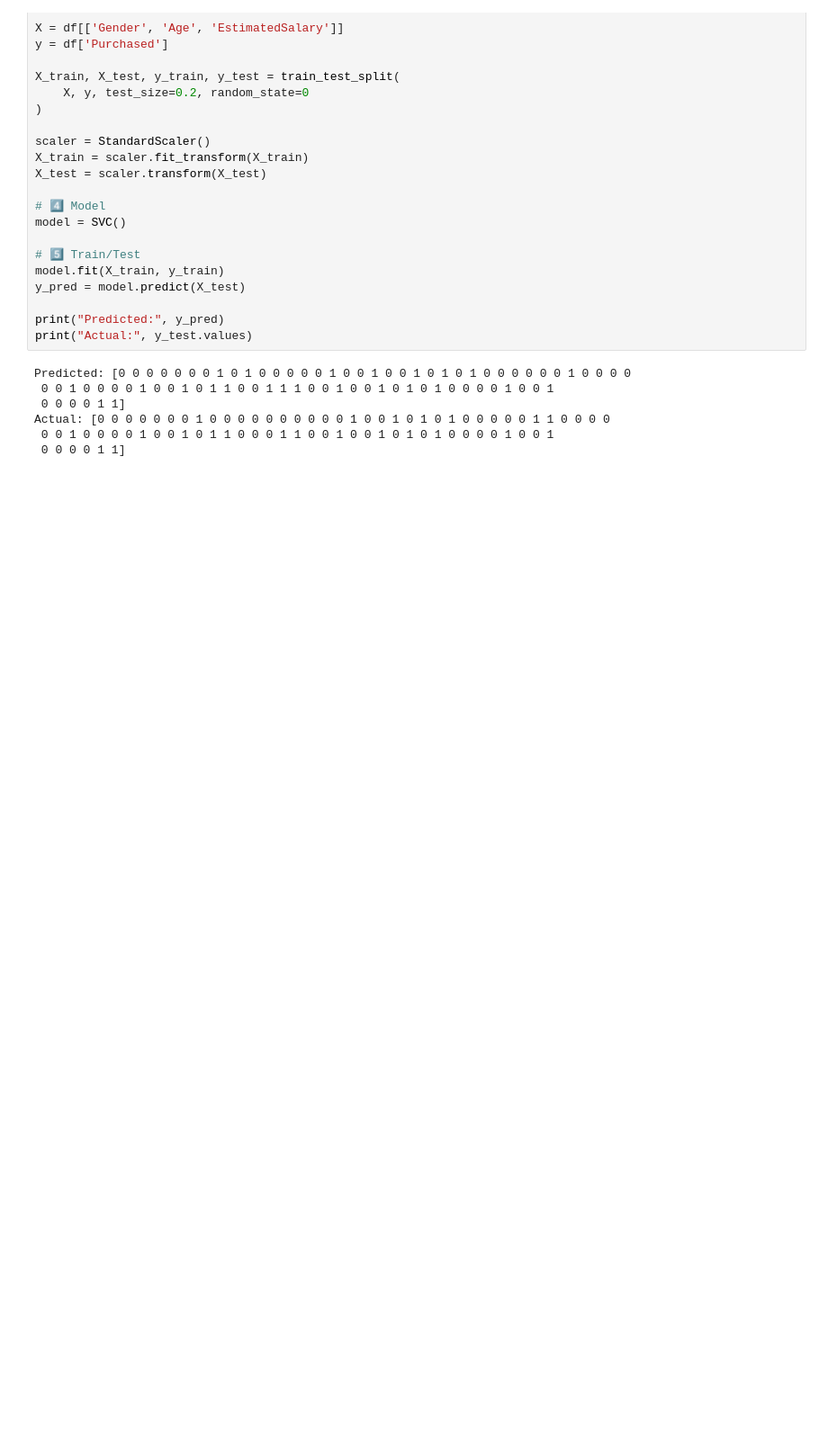
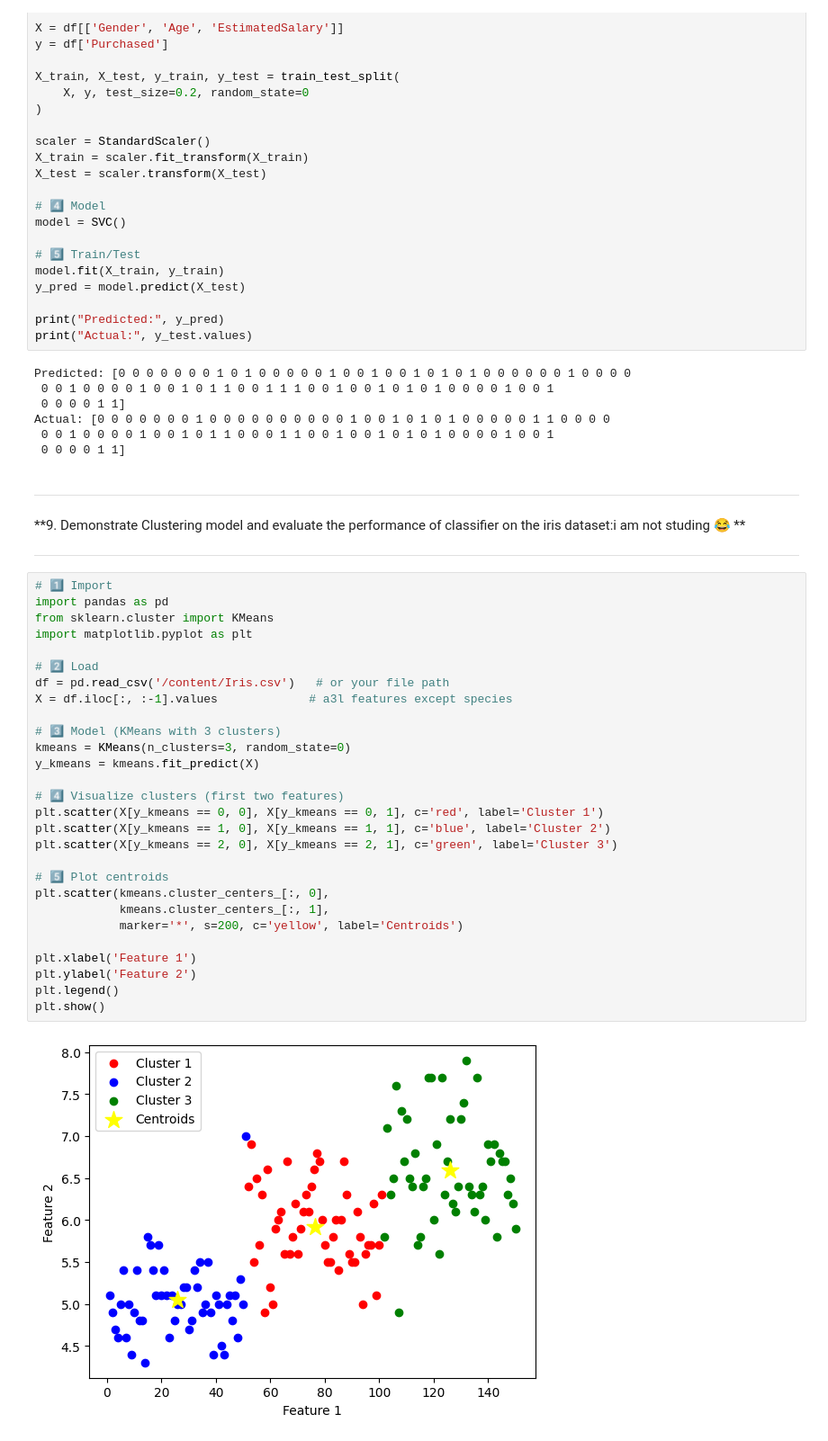
Before and after one commit to Hemanth-kumar23/DSA_IN_JAVA, a Jupyter notebook: all_programs_shortcode.ipynb, the cells around one changed output. Shown at 90% size. Drawn from its saved outputs; the diff is of its cells as text; blank space fills up the shorter version.

```diff
--- a/all_programs_shortcode.ipynb
+++ b/all_programs_shortcode.ipynb
@@ -277,3 +303,44 @@ Predicted: [0 0 0 0 0 0 0 1 0 1 0 0 0 0 0 1 0 0 1 0 0 1 0 1 0 1 0 0 0 0 0 0 1 0
 Actual: [0 0 0 0 0 0 0 1 0 0 0 0 0 0 0 0 0 0 1 0 0 1 0 1 0 1 0 0 0 0 0 1 1 0 0 0 0
  0 0 1 0 0 0 0 1 0 0 1 0 1 1 0 0 0 1 1 0 0 1 0 0 1 0 1 0 1 0 0 0 0 1 0 0 1
  0 0 0 0 1 1]
+# %% [markdown]
+
+
+---
+
+**9. Demonstrate Clustering model and evaluate the performance of classifier on the iris dataset:i am not studing 😂
+**
+
+
+
+---
+# %%
+# 1️⃣ Import
+import pandas as pd
+from sklearn.cluster import KMeans
+import matplotlib.pyplot as plt
+
+# 2️⃣ Load
+df = pd.read_csv('/content/Iris.csv')   # or your file path
+X = df.iloc[:, :-1].values             # a3l features except species
+
+# 3️⃣ Model (KMeans with 3 clusters)
+kmeans = KMeans(n_clusters=3, random_state=0)
+y_kmeans = kmeans.fit_predict(X)
+
+# 4️⃣ Visualize clusters (first two features)
+plt.scatter(X[y_kmeans == 0, 0], X[y_kmeans == 0, 1], c='red', label='Cluster 1')
+plt.scatter(X[y_kmeans == 1, 0], X[y_kmeans == 1, 1], c='blue', label='Cluster 2')
+plt.scatter(X[y_kmeans == 2, 0], X[y_kmeans == 2, 1], c='green', label='Cluster 3')
+
+# 5️⃣ Plot centroids
+plt.scatter(kmeans.cluster_centers_[:, 0],
+            kmeans.cluster_centers_[:, 1],
+            marker='*', s=200, c='yellow', label='Centroids')
+
+plt.xlabel('Feature 1')
+plt.ylabel('Feature 2')
+plt.legend()
+plt.show()
+# %% [output]
+[figure, added]
```
Also changed, not shown: parts of 12 cells of this notebook.
